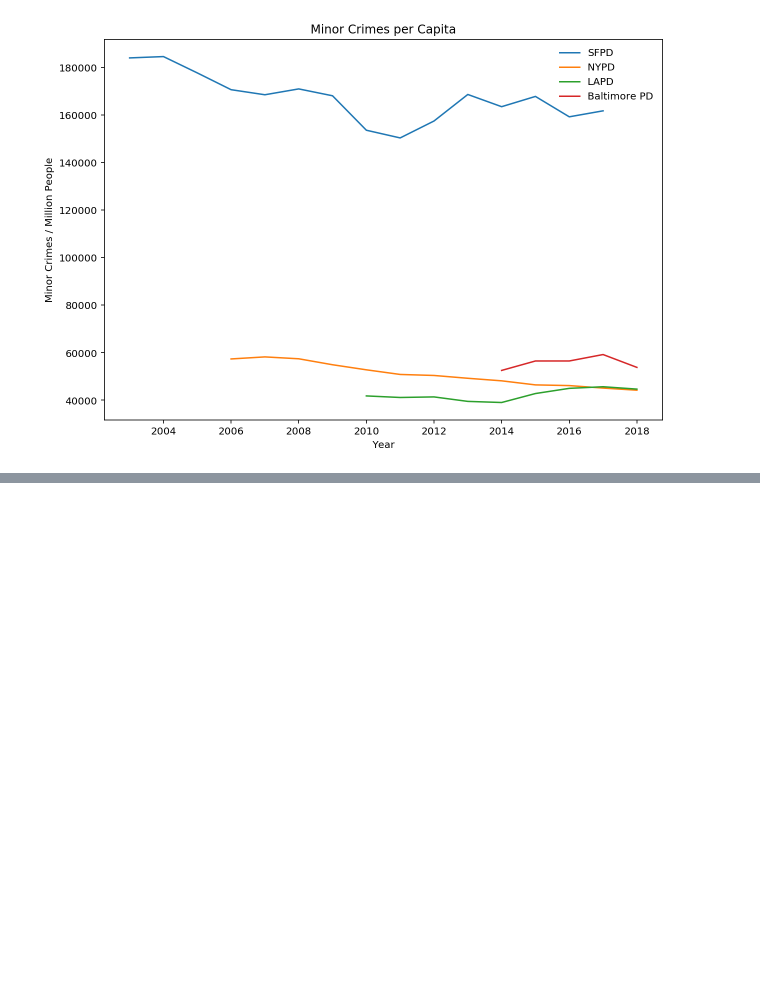
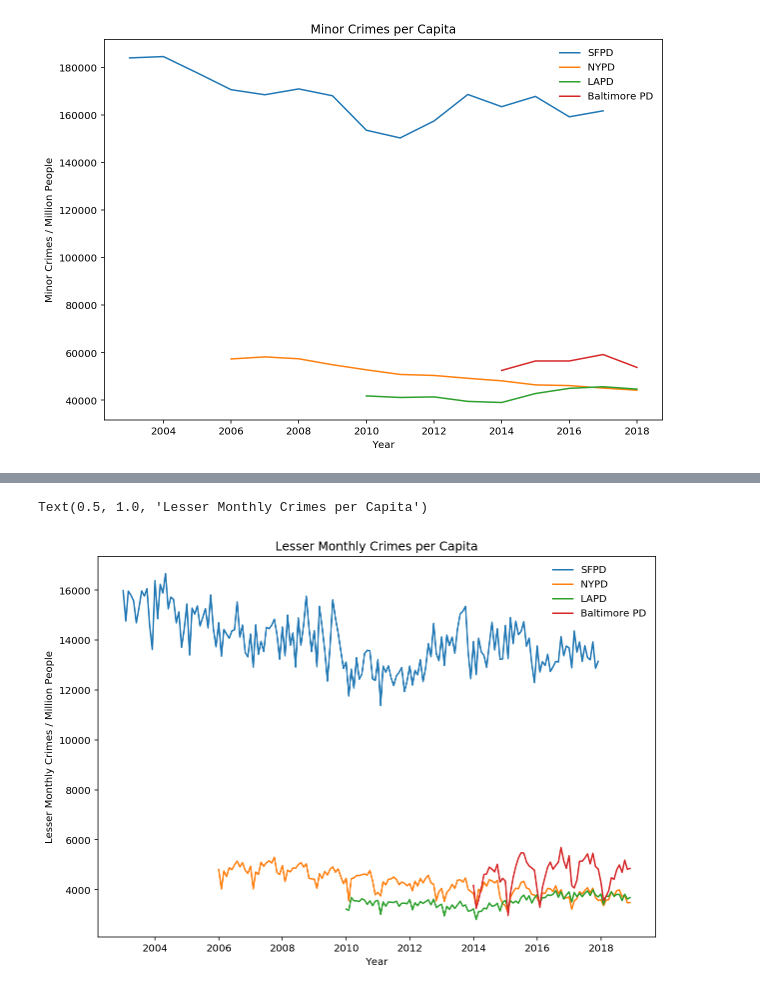
Before and after one commit to cho244/PoliceReports, a Jupyter notebook: Clearning.ipynb, the cells around one changed output, grey strips where cells are left out. Saved outputs shown, nothing was run; the diff lists cells and outputs as text; code cells hidden in the pictures; blank space fills up the shorter version.

```diff
--- a/Clearning.ipynb
+++ b/Clearning.ipynb
@@ -151,10 +145,10 @@ severe_sfpd=sfpd.loc[sfpd['severe']==True]
 severe_lapd=lapd.loc[lapd['severe']==True]
 severe_nypd=nypd.loc[nypd['severe']==True]
 # %%
-lesser_sf = sfpd.loc[sfpd['severe']!=True]
+lesser_sfpd = sfpd.loc[sfpd['severe']!=True]
 lesser_balt = balt_pd.loc[balt_pd['severe']!=True]
-lesser_la = lapd.loc[lapd['severe']!=True]
-lesser_ny = nypd.loc[nypd['severe']!=True]
+lesser_lapd = lapd.loc[lapd['severe']!=True]
+lesser_nypd = nypd.loc[nypd['severe']!=True]
 # %%
 # population_ny = pd.DataFrame(np.array([[2006,7.904],[2007,7.909],[2008,7.946],[2009,0.767,7.991],[2010,8.194],[2011,8.291],[2012,8.384],[2013,8.459],[2014,8.521],[2015,8.582],[2016,8.615],[2017,8.623],[2018,8.622]]), columns=['Year','New York'])
 # population_sf = pd.DataFrame(np.array([[2004,.758],[2005,0.75],[2006,0.749],[2007,0.751],[2008,0.758],[2009,0.767],[2010,0.774],[2011,0.806],[2012,0.816,],[2013,0.83],[2014,0.841],[2015,0.854],[2016,0.866],[2017,0.876],[2018,0.884]]), columns=['Year','San Francisco'])
@@ -395,0 +374,15 @@ balt_month = month_pop(s_pop)
+# %%
+plt.figure(figsize = (10,7))
+plt.plot(sf_lesser_month.date ,sf_lesser_month['S.M.C.P.C'], label = 'SFPD')
+plt.plot(ny_lesser_month.date ,ny_lesser_month['S.M.C.P.C'], label = 'NYPD')
+plt.plot(la_lesser_month.date ,la_lesser_month['S.M.C.P.C'], label = 'LAPD')
+plt.plot(balt_lesser_month.date ,balt_lesser_month['S.M.C.P.C'], label = 'Baltimore PD')
+plt.legend(loc='upper right', frameon=False)
+
+#plt.xticks(rotation='vertical')
+plt.xlabel('Year')
+plt.ylabel('Lesser Monthly Crimes / Million People')
+plt.title('Lesser Monthly Crimes per Capita')
+# %% [output]
+Text(0.5, 1.0, 'Lesser Monthly Crimes per Capita')
+[figure, added]
```
Also changed, not shown: parts of 16 cells of this notebook.
